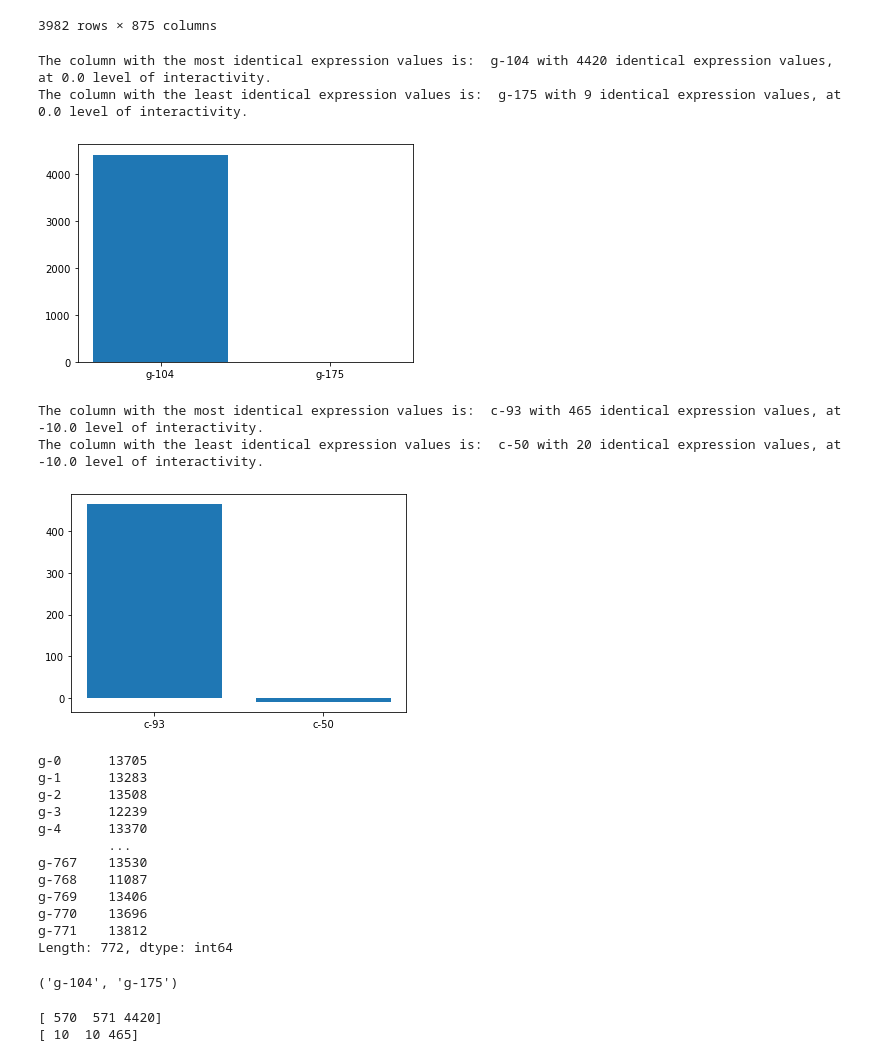
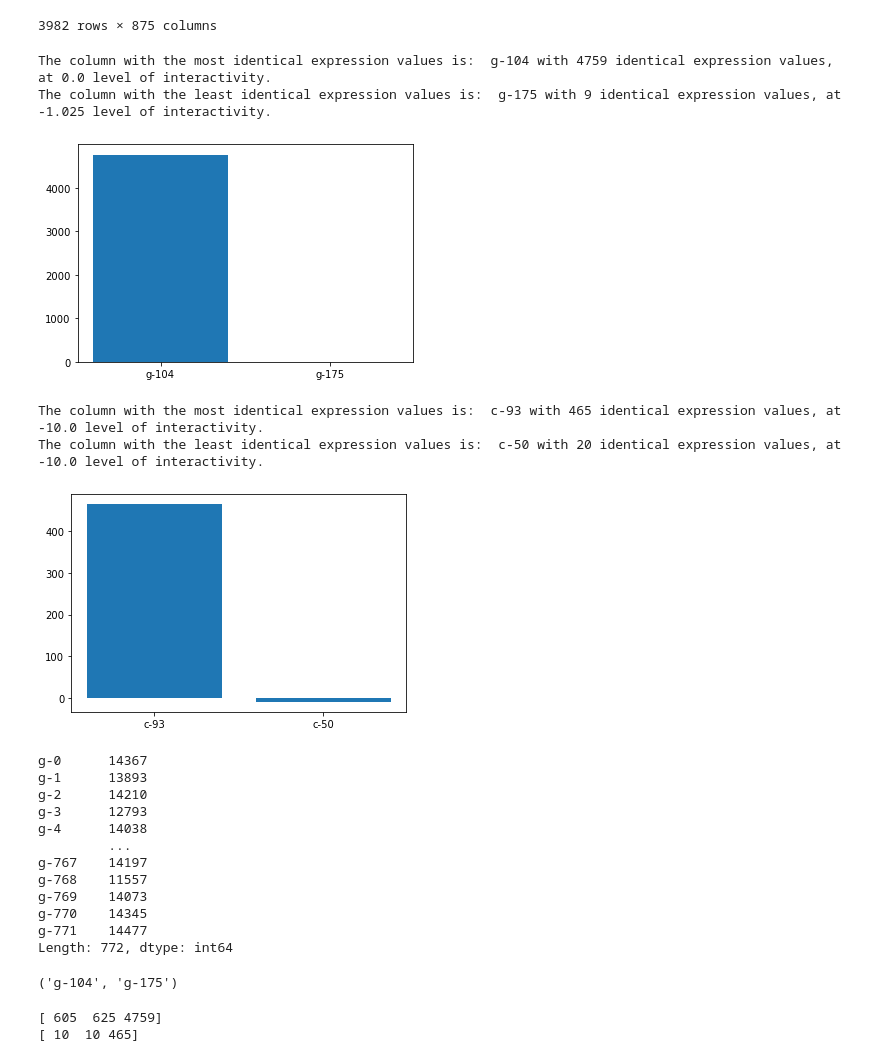
Before and after one commit to G-Sprouts/capstone2_moa, a Jupyter notebook: GW -- Drug Discovery -- Kaggle.ipynb, the cells around one changed output. Saved outputs shown, nothing was run; the diff lists cells and outputs as text; code cells hidden in the pictures.

```diff
--- a/GW -- Drug Discovery -- Kaggle.ipynb
+++ b/GW -- Drug Discovery -- Kaggle.ipynb
@@ -38,0 +47,12 @@ ss = pd.read_csv('kaggle_data/sample_submission.csv')
+# %%
+g_cols = [col for col in train_features if 'g-' in col]
+c_cols = [col for col in train_features if 'c-' in col]
+
+tr_gene_df = train_features.loc[:, 'g-0':'g-771']
+tr_cell_df = train_features.loc[:, 'c-0':]
+
+tr_cols = train_features.loc[:, 'cp_type':]
+tr_cols.shape, tt_scored.shape
+
+test_cols = test_features.loc[:, 'cp_type':]
+tr_cols.shape, tt_scored.shape, test_cols.shape
@@ -38,0 +61,11 @@ ss = pd.read_csv('kaggle_data/sample_submission.csv')
+# %%
+full_dfs = [train_features, test_features, tt_scored]
+def col_drop(df):
+    df = df.drop(columns=['sig_id'], axis=1, inplace=True)
+    return df
+
+
+for df in full_dfs:
+    col_drop(df)
+# %%
+dfs = [tr_cols, test_cols]
@@ -145,61 +226,61 @@ cell_df = train_features.loc[:, 'c-0':]
 # %%
 # Create Function to iterate through dataframes and extract values from unique columns
 
-exp_dfs = [gene_df, cell_df]
+exp_dfs = [tr_gene_df, tr_cell_df]
 
 def finder(df):
     most_in_common = df.loc[:].nunique().idxmin()
     least_in_common = df.loc[:].nunique().idxmax()
 
     most_count = np.unique(df.loc[:, most_in_common], return_counts=True)
     least_count = np.unique(df.loc[:, least_in_common], return_counts=True)
     most_count = most_count[1].max()
     least_count = least_count[1].max()
 
     subset_df = df.loc[:, most_in_common].to_frame()
     most_common_int = subset_df.pivot_table(index=[most_in_common], aggfunc='size').idxmax()
     subset_df2 = df.loc[:, least_in_common].to_frame()
     most_variable_int = subset_df2.pivot_table(index=[least_in_common], aggfunc='size').idxmax()
     return most_in_common, least_in_common, most_count, least_count, most_common_int, most_variable_int
 
 
 for df in exp_dfs:
     values = finder(df)
     val1 = [values[0], values[1]]
     val2 = [values[2], values[4]]
     print('The column with the most identical expression values is: ', values[0], 'with', values[2], 'identical expression values, at', values[4], 'level of interactivity.')
     print('The column with the least identical expression values is: ', values[1], 'with', values[3], 'identical expression values, at', values[5], 'level of interactivity.')
     plt.bar(val1, val2)
     plt.show()
 # %% [output]
-The column with the most identical expression values is:  g-104 with 4420 identical expression values, at 0.0 level of interactivity.
-The column with the least identical expression values is:  g-175 with 9 identical expression values, at 0.0 level of interactivity.
+The column with the most identical expression values is:  g-104 with 4759 identical expression values, at 0.0 level of interactivity.
+The column with the least identical expression values is:  g-175 with 9 identical expression values, at -1.025 level of interactivity.
-[figure, old version]
+[figure, new version]
 The column with the most identical expression values is:  c-93 with 465 identical expression values, at -10.0 level of interactivity.
 The column with the least identical expression values is:  c-50 with 20 identical expression values, at -10.0 level of interactivity.
 [figure]
 # %%
-def val_scatter(gene_df):
+def val_scatter(tr_gene_df):
 
-    all_unique_val = gene_df.loc[:].nunique()
+    all_unique_val = tr_gene_df.loc[:].nunique()
     return all_unique_val
 
     plt.bar(g_cols, val_scatter(gene_df))
     plt.tight_layout()
     plt.show()
 
-val_scatter(gene_df)
+val_scatter(tr_gene_df)
 # %% [output]
-g-0      13705
-g-1      13283
-g-2      13508
-g-3      12239
-g-4      13370
+g-0      14367
+g-1      13893
+g-2      14210
+g-3      12793
+g-4      14038
          ...
-g-767    13530
-g-768    11087
-g-769    13406
-g-770    13696
-g-771    13812
+g-767    14197
+g-768    11557
+g-769    14073
+g-770    14345
+g-771    14477
 Length: 772, dtype: int64
 # %%
@@ -220,7 +301,7 @@ def top_three(df):
 for df in exp_dfs:
     print(top_three(df))
 # %% [output]
-[ 570  571 4420]
+[ 605  625 4759]
 [ 10  10 465]
 # %%
 def variation_plotter(df):
```
Also changed, not shown: parts of 33 cells of this notebook.
